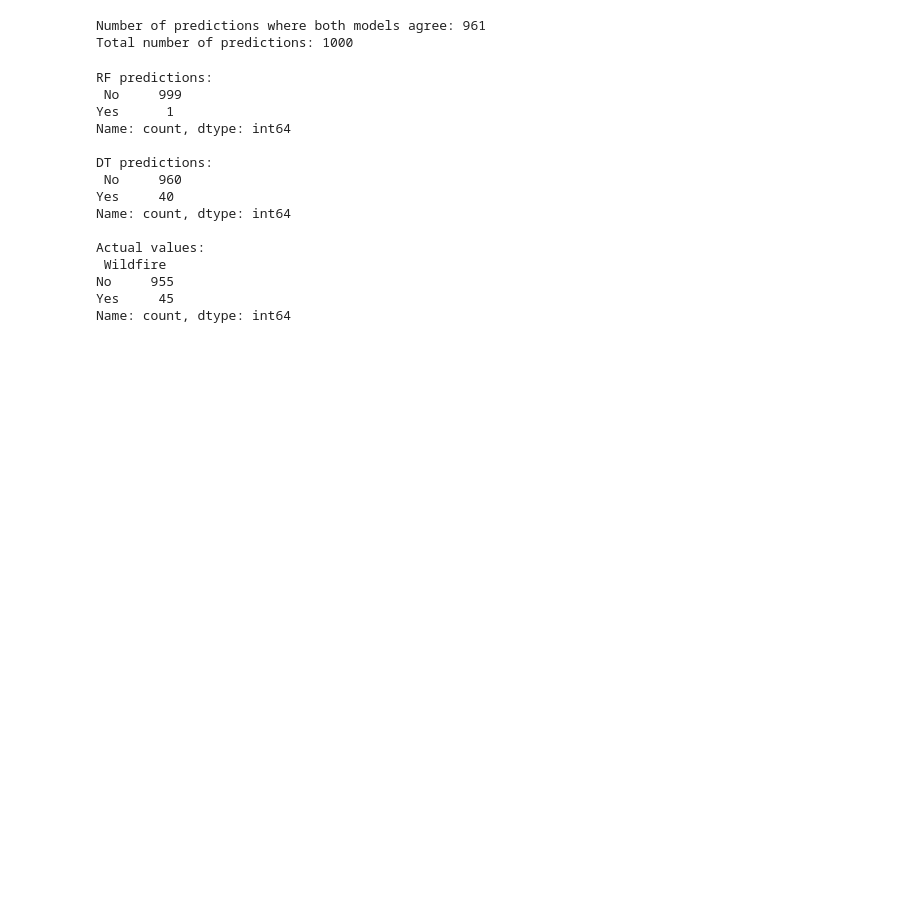
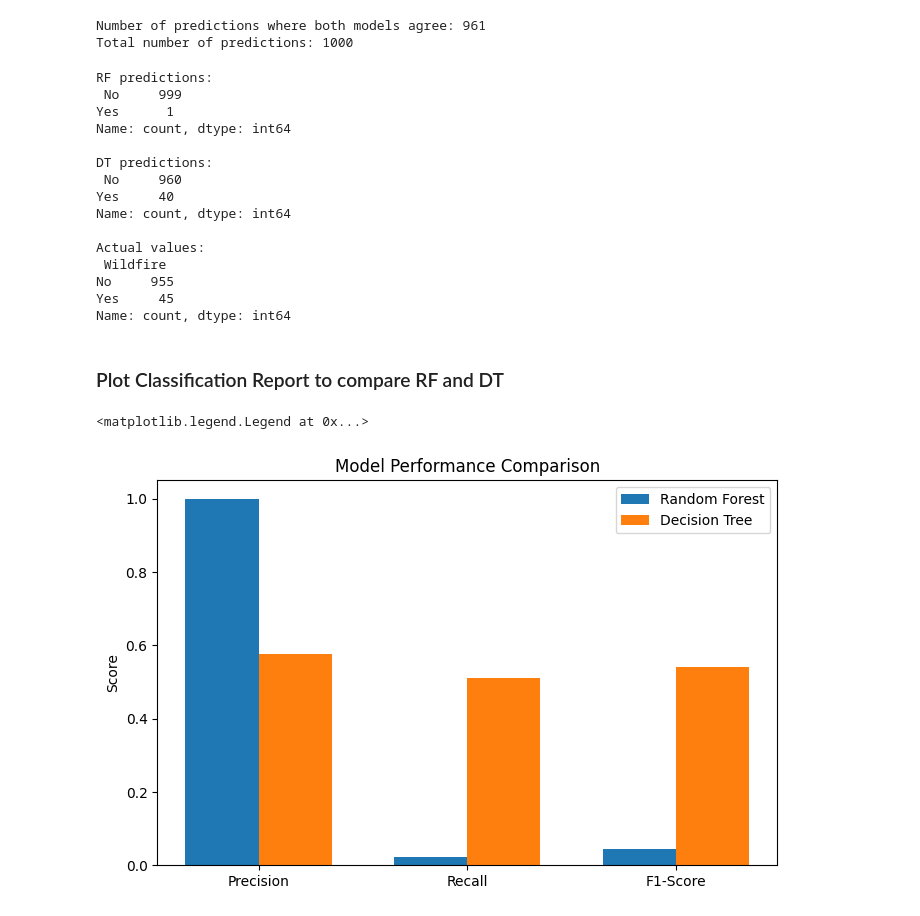
Before and after one commit to krodrig8/MBBE-BE-Project-Check-in-3V2, a Jupyter notebook: Checkin3.ipynb, the cells around one changed output. Saved outputs shown, nothing was run; the diff lists cells and outputs as text; code cells hidden in the pictures; blank space fills up the shorter version.

Commit message:
Added more plots

```diff
--- a/Checkin3.ipynb
+++ b/Checkin3.ipynb
@@ -473,3 +471,43 @@ Actual values:
 No     955
 Yes     45
 Name: count, dtype: int64
+# %% [markdown]
+### Plot Classification Report to compare RF and DT
+# %%
+# Convert to dictionary
+# Random Forest report
+rf_report = classification_report(y_test, y_pred_rf, output_dict=True)
+
+# Decision Tree report
+dt_report = classification_report(y_test, y_pred_dt, output_dict=True)
+
+# Extract metrics
+rf_precision = rf_report['Yes']['precision']
+rf_recall = rf_report['Yes']['recall']
+rf_f1 = rf_report['Yes']['f1-score']
+
+dt_precision = dt_report['Yes']['precision']
+dt_recall = dt_report['Yes']['recall']
+dt_f1 = dt_report['Yes']['f1-score']
+
+# Create comparison plot
+metrics = ['Precision', 'Recall', 'F1-Score']
+
+rf_values = [rf_precision, rf_recall, rf_f1]
+dt_values = [dt_precision, dt_recall, dt_f1]
+
+x = np.arange(len(metrics))
+width = 0.35
+
+plt.figure(figsize=(8,5))
+
+plt.bar(x - width/2, rf_values, width, label='Random Forest')
+plt.bar(x + width/2, dt_values, width, label='Decision Tree')
+
+plt.xticks(x, metrics)
+plt.ylabel('Score')
+plt.title('Model Performance Comparison')
+plt.legend()
+# %% [output]
+<matplotlib.legend.Legend at 0x...>
+[figure, added]
```
Also changed, not shown: parts of 3 cells of this notebook.
